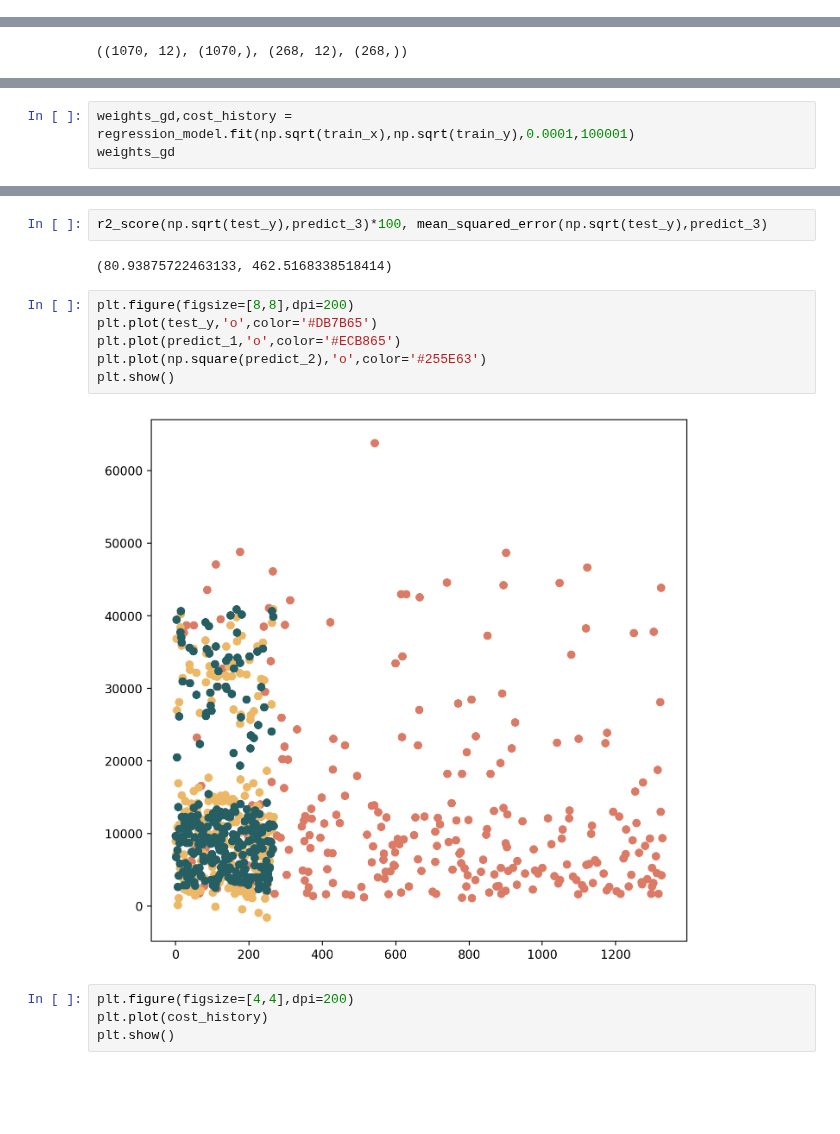
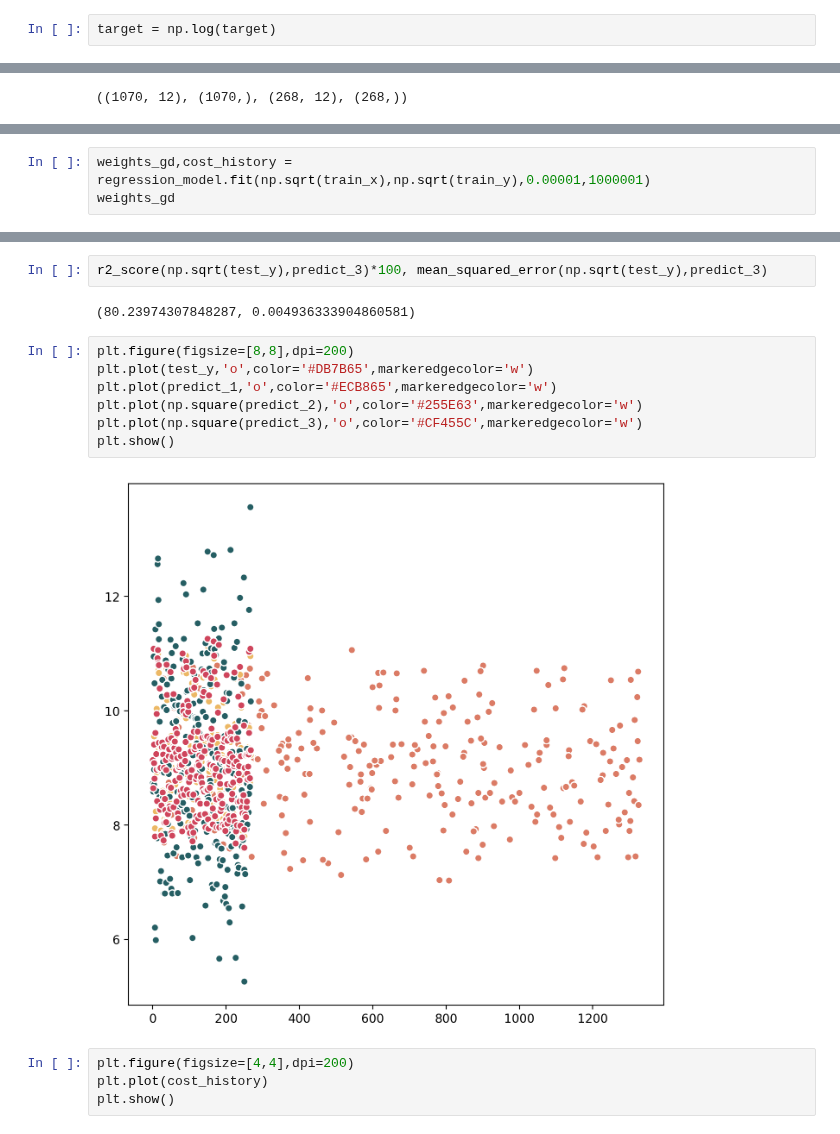
Before and after one commit to ashen007/MedicalCostPrediction-insurance_fraudDetection, a Jupyter notebook: medical cost predict.ipynb, the cells around one changed output, grey strips where cells are left out. Saved outputs shown, nothing was run; the diff lists cells and outputs as text; blank space fills up the shorter version.

```diff
--- a/medical cost predict.ipynb
+++ b/medical cost predict.ipynb
@@ -95,3 +106,5 @@ data = data.drop(labels='charges',axis=1)
+# %%
+target = np.log(target)
 # %%
 numeric_data = data.select_dtypes(include=np.number)
 numeric_data
@@ -180,3 +192,3 @@ r2_score(test_y,predict_1)*100, mean_squared_error(test_y,predict_1)
 # %%
-weights_gd,cost_history = regression_model.fit(np.sqrt(train_x),np.sqrt(train_y),0.0001,100001)
+weights_gd,cost_history = regression_model.fit(np.sqrt(train_x),np.sqrt(train_y),0.00001,1000001)
 weights_gd
@@ -285,15 +277,16 @@ array([ 96.79569695,  81.97432302, 202.21753065,  95.92415912,
 # %%
 r2_score(np.sqrt(test_y),predict_3)*100, mean_squared_error(np.sqrt(test_y),predict_3)
 # %% [output]
-(80.93875722463133, 462.5168338518414)
+(80.23974307848287, 0.004936333904860581)
 # %%
 plt.figure(figsize=[8,8],dpi=200)
-plt.plot(test_y,'o',color='#DB7B65')
-plt.plot(predict_1,'o',color='#ECB865')
-plt.plot(np.square(predict_2),'o',color='#255E63')
+plt.plot(test_y,'o',color='#DB7B65',markeredgecolor='w')
+plt.plot(predict_1,'o',color='#ECB865',markeredgecolor='w')
+plt.plot(np.square(predict_2),'o',color='#255E63',markeredgecolor='w')
+plt.plot(np.square(predict_3),'o',color='#CF455C',markeredgecolor='w')
 plt.show()
 # %% [output]
-[figure, old version]
+[figure, new version]
 # %%
 plt.figure(figsize=[4,4],dpi=200)
 plt.plot(cost_history)
```
Also changed, not shown: parts of 14 cells of this notebook.
